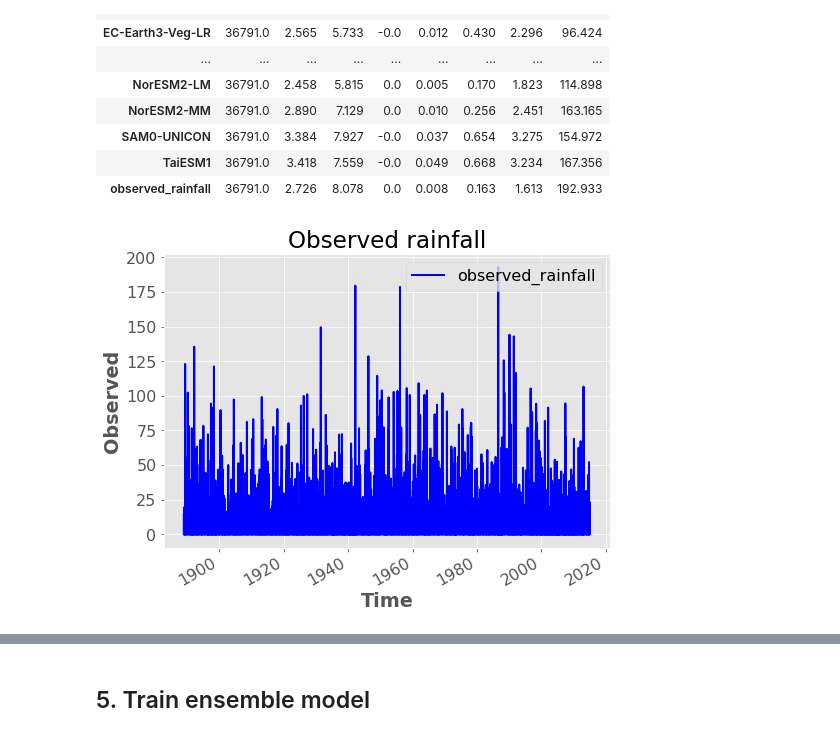
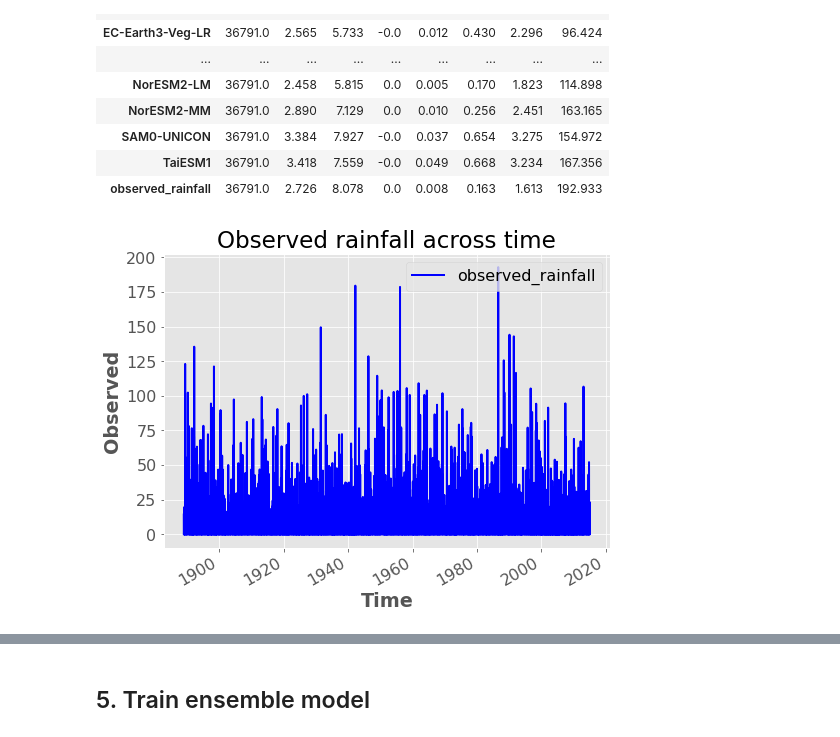
Before and after one commit to UBC-MDS/525_group_5, a Jupyter notebook: notebooks/Milestone3/Milestone3-Task3.ipynb, the cells around one changed output, grey strips where cells are left out. Saved outputs shown, nothing was run; the diff lists cells and outputs as text; code cells hidden in the pictures.

Commit message:
Added title to chart and explained RMSE

```diff
--- a/notebooks/Milestone3/Milestone3-Task3.ipynb
+++ b/notebooks/Milestone3/Milestone3-Task3.ipynb
@@ -137,12 +137,12 @@ train_df.describe().T.round(3)
 | observed_rainfall | 36791.0 | 2.726 | 8.078 | 0.0 | 0.008 | 0.163 | 1.613 | 192.933 |
 # %%
 # Time vs Observed Rainfall
-train_df.plot(y="observed_rainfall", title="Observed rainfall", color="blue", linewidth=2)
+train_df.plot(y="observed_rainfall", title="Observed rainfall across time", color="blue", linewidth=2)
 plt.xlabel("Time")
 plt.ylabel("Observed")
 plt.show()
 # %% [output]
-[figure, old version]
+[figure, new version]
 # %%
 # Removing time column to create a bar plot
 import altair as alt
```
Also changed, not shown: parts of 4 cells of this notebook.
